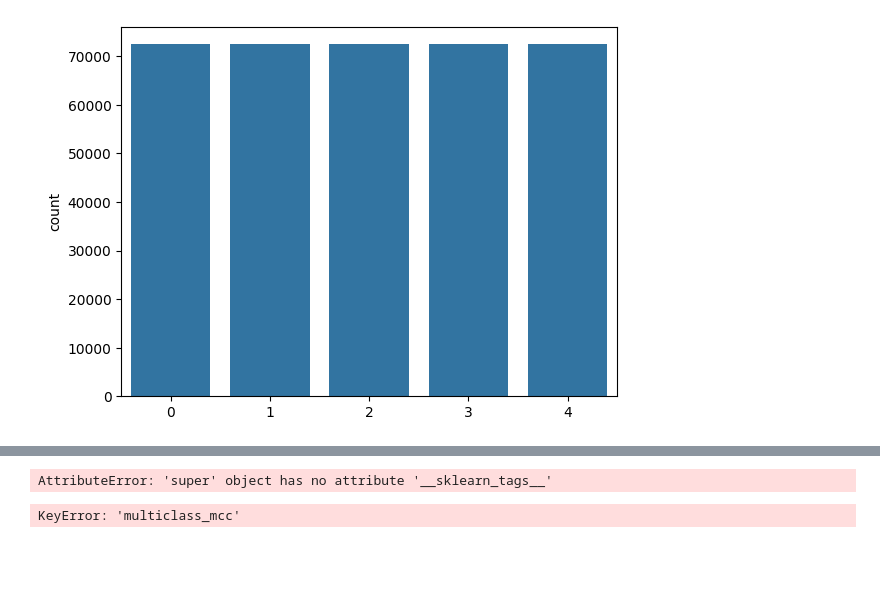
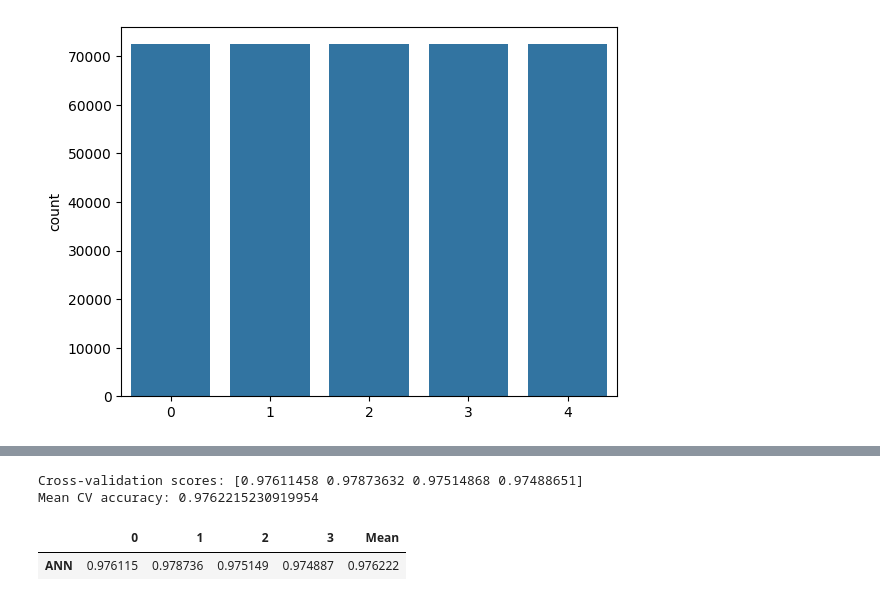
Before and after one commit to Thujaina/AI-programs, a Jupyter notebook: ecg_code.ipynb, the cells around one changed output, grey strips where cells are left out. Cells and saved outputs as stored; diff of their text form; code cells hidden in the pictures; blank space fills up the shorter version.

```diff
--- a/ecg_code.ipynb
+++ b/ecg_code.ipynb
@@ -448,19 +448,0 @@ Successfully installed scikit-learn-1.2.2
-# %%
-# CROSS VALIDATION
-# 1. Clear the results list
-results = []
-
-# 2. Define the estimator (Note: model= instead of build_fn=)
-# Adding verbose=1 helps you see that it's actually moving!
-estimator = KerasClassifier(model=ann_model, epochs=20, batch_size=64, verbose=1)
-
-# 3. Define the fold
-kfold = KFold(n_splits=4)
-
-# 4. Run Cross Validation
-cv_results = cross_val_score(estimator, X_train, y_train, cv=kfold)
-results.append(cv_results)
-
-print(f"Mean Accuracy: {cv_results.mean()}")
-# %% [output]
-AttributeError: 'super' object has no attribute '__sklearn_tags__'
@@ -469,11 +449,38 @@ model.compile(optimizer='adam', loss='categorical_crossentropy', metrics=[multic
-# %%
-plt.plot(history.history['multiclass_mcc'], label="Training MCC")
-plt.plot(history.history['val_multiclass_mcc'], label="Validation MCC")
-plt.title('Model MCC')
-plt.ylabel('MCC')
-plt.xlabel('Epochs')
-plt.grid()
-plt.legend()
-plt.show()
-# %% [output]
-KeyError: 'multiclass_mcc'
+# %%
+estimator = KerasClassifier(
+    model=ann_model,
+    epochs=10,
+    batch_size=64,
+    verbose=0
+)
+# %%
+from sklearn.model_selection import KFold, cross_val_score
+
+kfold = KFold(n_splits=4, shuffle=True, random_state=42)
+
+results = cross_val_score(
+    estimator,
+    X_train,
+    y_train,
+    cv=kfold,
+    scoring='accuracy'
+)
+
+print("Cross-validation scores:", results)
+print("Mean CV accuracy:", results.mean())
+# %% [output]
+Cross-validation scores: [0.97611458 0.97873632 0.97514868 0.97488651]
+Mean CV accuracy: 0.9762215230919954
+# %%
+cv_results = pd.DataFrame(
+    [results],                # 👈 this is the key fix
+    columns=[0, 1, 2, 3]
+)
+
+cv_results.index = ['ANN']
+cv_results['Mean'] = cv_results.mean(axis=1)
+
+cv_results
+# %% [output]
+|  | 0 | 1 | 2 | 3 | Mean |
+| ANN | 0.976115 | 0.978736 | 0.975149 | 0.974887 | 0.976222 |
```
Also changed, not shown: parts of 21 cells of this notebook.
